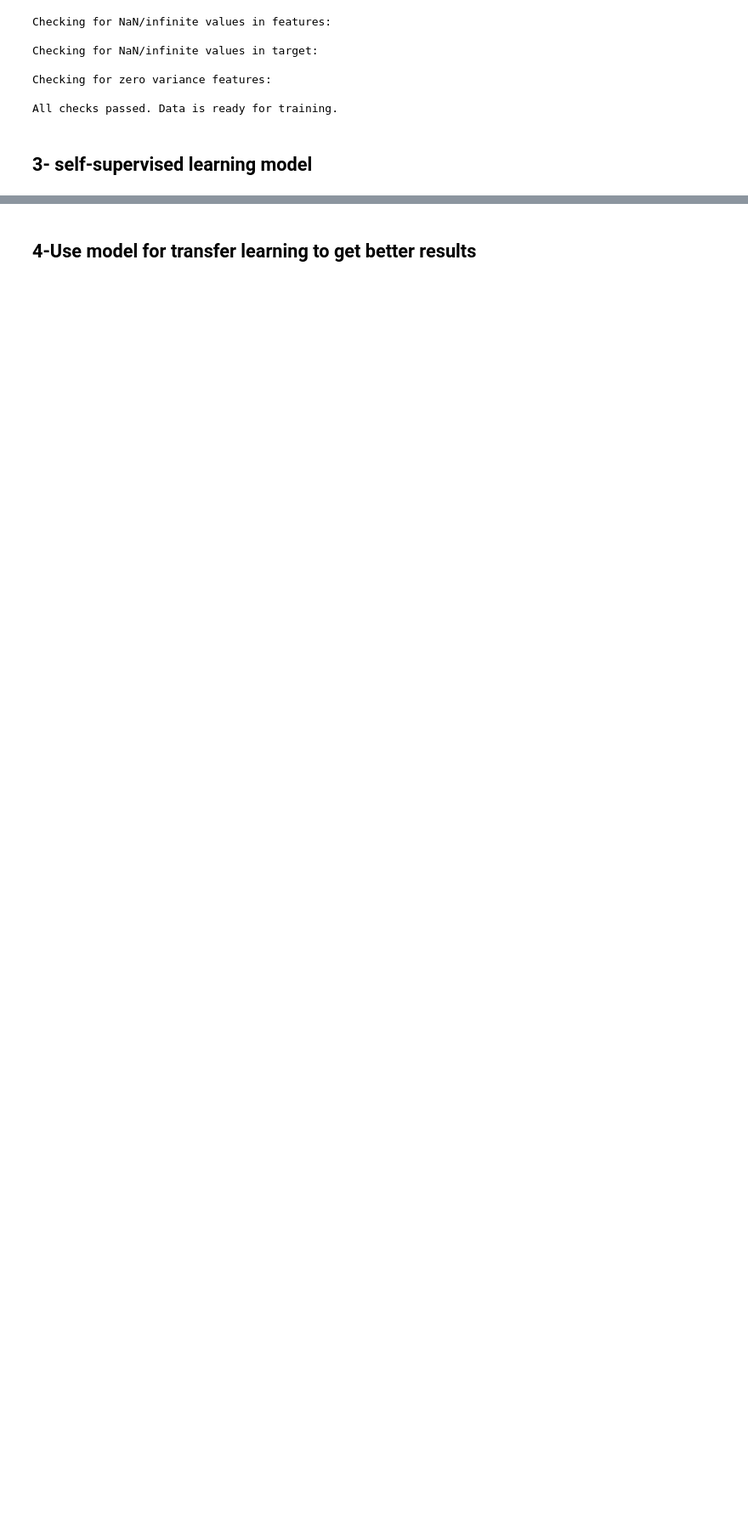
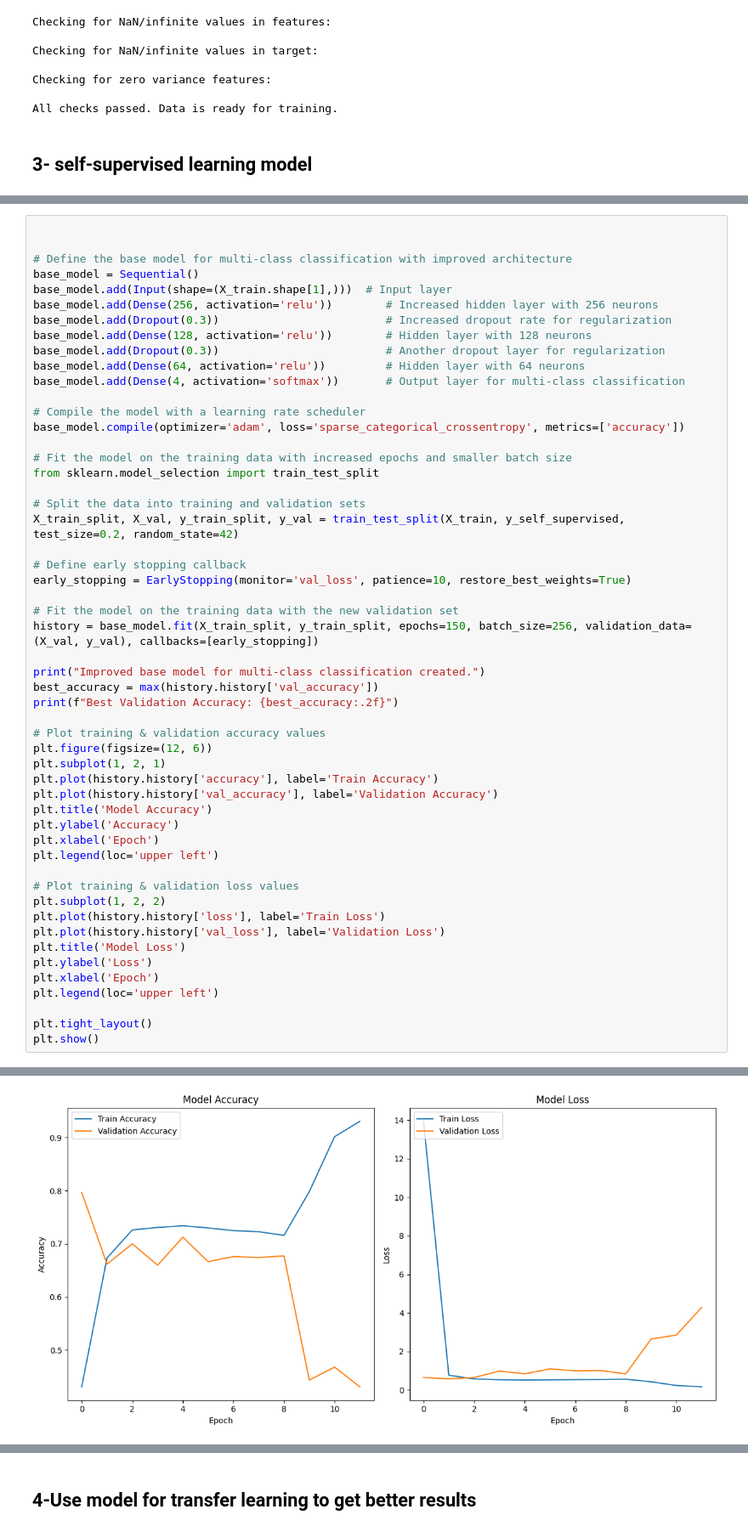
Before and after one commit to Ghaith-Bassam-Zaza/Regression-with-an-Insurance-Dataset, a Jupyter notebook: Regression-with-an-Insurance-Dataset.ipynb, the cells around one changed output, grey strips where cells are left out. Shown at 85% size. Saved outputs shown, nothing was run; the diff lists cells and outputs as text; blank space fills up the shorter version.

```diff
--- a/Regression-with-an-Insurance-Dataset.ipynb
+++ b/Regression-with-an-Insurance-Dataset.ipynb
@@ -469,0 +327,54 @@ Test R² Score: -0.000
+# %%
+
+
+# Define the base model for multi-class classification with improved architecture
+base_model = Sequential()
+base_model.add(Input(shape=(X_train.shape[1],)))  # Input layer
+base_model.add(Dense(256, activation='relu'))        # Increased hidden layer with 256 neurons
+base_model.add(Dropout(0.3))                         # Increased dropout rate for regularization
+base_model.add(Dense(128, activation='relu'))        # Hidden layer with 128 neurons
+base_model.add(Dropout(0.3))                         # Another dropout layer for regularization
+base_model.add(Dense(64, activation='relu'))         # Hidden layer with 64 neurons
+base_model.add(Dense(4, activation='softmax'))       # Output layer for multi-class classification
+
+# Compile the model with a learning rate scheduler
+base_model.compile(optimizer='adam', loss='sparse_categorical_crossentropy', metrics=['accuracy'])
+
+# Fit the model on the training data with increased epochs and smaller batch size
+from sklearn.model_selection import train_test_split
+
+# Split the data into training and validation sets
+X_train_split, X_val, y_train_split, y_val = train_test_split(X_train, y_self_supervised, test_size=0.2, random_state=42)
+
+# Define early stopping callback
+early_stopping = EarlyStopping(monitor='val_loss', patience=10, restore_best_weights=True)
+
+# Fit the model on the training data with the new validation set
+history = base_model.fit(X_train_split, y_train_split, epochs=150, batch_size=256, validation_data=(X_val, y_val), callbacks=[early_stopping])
+
+print("Improved base model for multi-class classification created.")
+best_accuracy = max(history.history['val_accuracy'])
+print(f"Best Validation Accuracy: {best_accuracy:.2f}")
+
+# Plot training & validation accuracy values
+plt.figure(figsize=(12, 6))
+plt.subplot(1, 2, 1)
+plt.plot(history.history['accuracy'], label='Train Accuracy')
+plt.plot(history.history['val_accuracy'], label='Validation Accuracy')
+plt.title('Model Accuracy')
+plt.ylabel('Accuracy')
+plt.xlabel('Epoch')
+plt.legend(loc='upper left')
+
+# Plot training & validation loss values
+plt.subplot(1, 2, 2)
+plt.plot(history.history['loss'], label='Train Loss')
+plt.plot(history.history['val_loss'], label='Validation Loss')
+plt.title('Model Loss')
+plt.ylabel('Loss')
+plt.xlabel('Epoch')
+plt.legend(loc='upper left')
+
+plt.tight_layout()
+plt.show()
+# %% [output]
@@ -469,0 +398 @@ Test R² Score: -0.000
+[figure, added]
```
Also changed, not shown: parts of 16 cells of this notebook, 1 other file.
